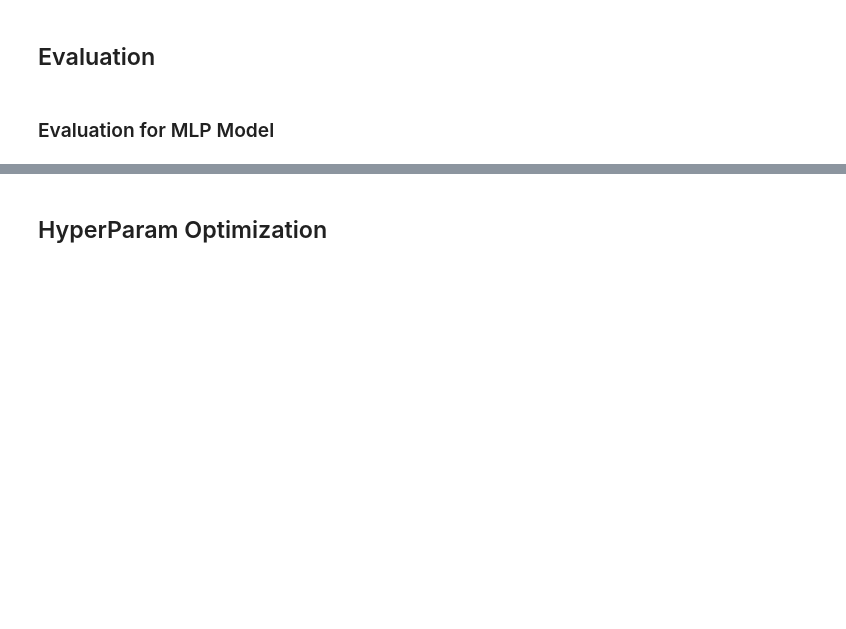
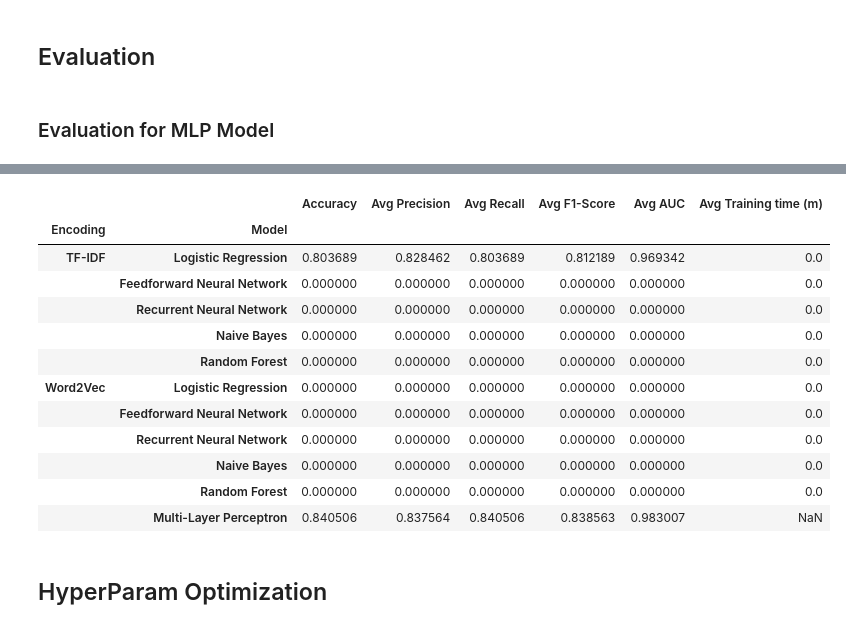
Before and after one commit to Aziz-Zeghal/NLP1-Poetry, a Jupyter notebook: classification/feedforward_nn/w2v.ipynb, the cells around one changed output, grey strips where cells are left out. Cells and saved outputs as stored; diff of their text form; code cells hidden in the pictures; blank space fills up the shorter version.

Commit message:
feat: add work on w2v and rnn - add class bench for w2v rnn and mlp

```diff
--- a/classification/feedforward_nn/w2v.ipynb
+++ b/classification/feedforward_nn/w2v.ipynb
@@ -15,17 +15,6 @@ import seaborn as sns
 import spacy
 import optuna
 import random
-
-# import modules
-from model.mlp import (
-    LanguageModelNN,
-    LanguageModelNN_Dropout,
-    TextDataset,
-    train_mlp,
-    validate_mlp,
-    save_mlp,
-    load_mlp,
-)
 
 from gensim.models import Word2Vec
 from nltk.tokenize import word_tokenize
@@ -53,6 +42,7 @@ torch.cuda.manual_seed_all(seed)
 mlflow.set_experiment("W2V")
 mlflow.pytorch.autolog()
 
+BENCHMARK_TABLE = "../../class_bench.parquet"
 
 %load_ext autoreload
 %autoreload 2
@@ -361,0 +655,2 @@ weighted avg       0.60      0.63      0.61     14314
+# %%
+benchmark = pd.read_parquet(BENCHMARK_TABLE)
@@ -361,0 +677,16 @@ weighted avg       0.60      0.63      0.61     14314
+# %%
+benchmark
+# %% [output]
+|  |  | Accuracy | Avg Precision | Avg Recall | Avg F1-Score | Avg AUC | Avg Training time (m) |
+| Encoding | Model |  |  |  |  |  |  |
+| TF-IDF | Logistic Regression | 0.803689 | 0.828462 | 0.803689 | 0.812189 | 0.969342 | 0.0 |
+|  | Feedforward Neural Network | 0.000000 | 0.000000 | 0.000000 | 0.000000 | 0.000000 | 0.0 |
+|  | Recurrent Neural Network | 0.000000 | 0.000000 | 0.000000 | 0.000000 | 0.000000 | 0.0 |
+|  | Naive Bayes | 0.000000 | 0.000000 | 0.000000 | 0.000000 | 0.000000 | 0.0 |
+|  | Random Forest | 0.000000 | 0.000000 | 0.000000 | 0.000000 | 0.000000 | 0.0 |
+| Word2Vec | Logistic Regression | 0.000000 | 0.000000 | 0.000000 | 0.000000 | 0.000000 | 0.0 |
+|  | Feedforward Neural Network | 0.000000 | 0.000000 | 0.000000 | 0.000000 | 0.000000 | 0.0 |
+|  | Recurrent Neural Network | 0.000000 | 0.000000 | 0.000000 | 0.000000 | 0.000000 | 0.0 |
+|  | Naive Bayes | 0.000000 | 0.000000 | 0.000000 | 0.000000 | 0.000000 | 0.0 |
+|  | Random Forest | 0.000000 | 0.000000 | 0.000000 | 0.000000 | 0.000000 | 0.0 |
+|  | Multi-Layer Perceptron | 0.840506 | 0.837564 | 0.840506 | 0.838563 | 0.983007 | NaN |
```
Also changed, not shown: parts of 17 cells of this notebook, 3 other files.
